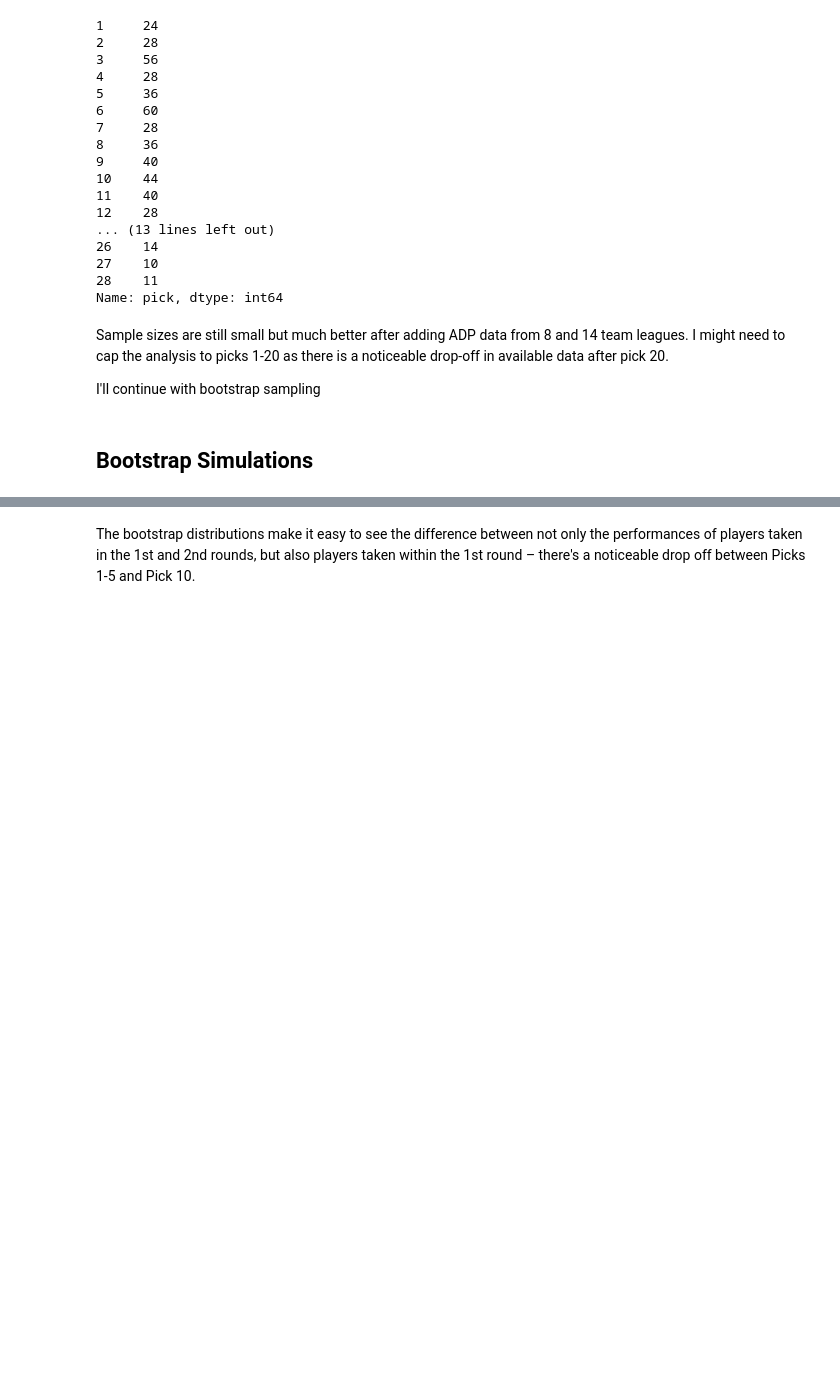
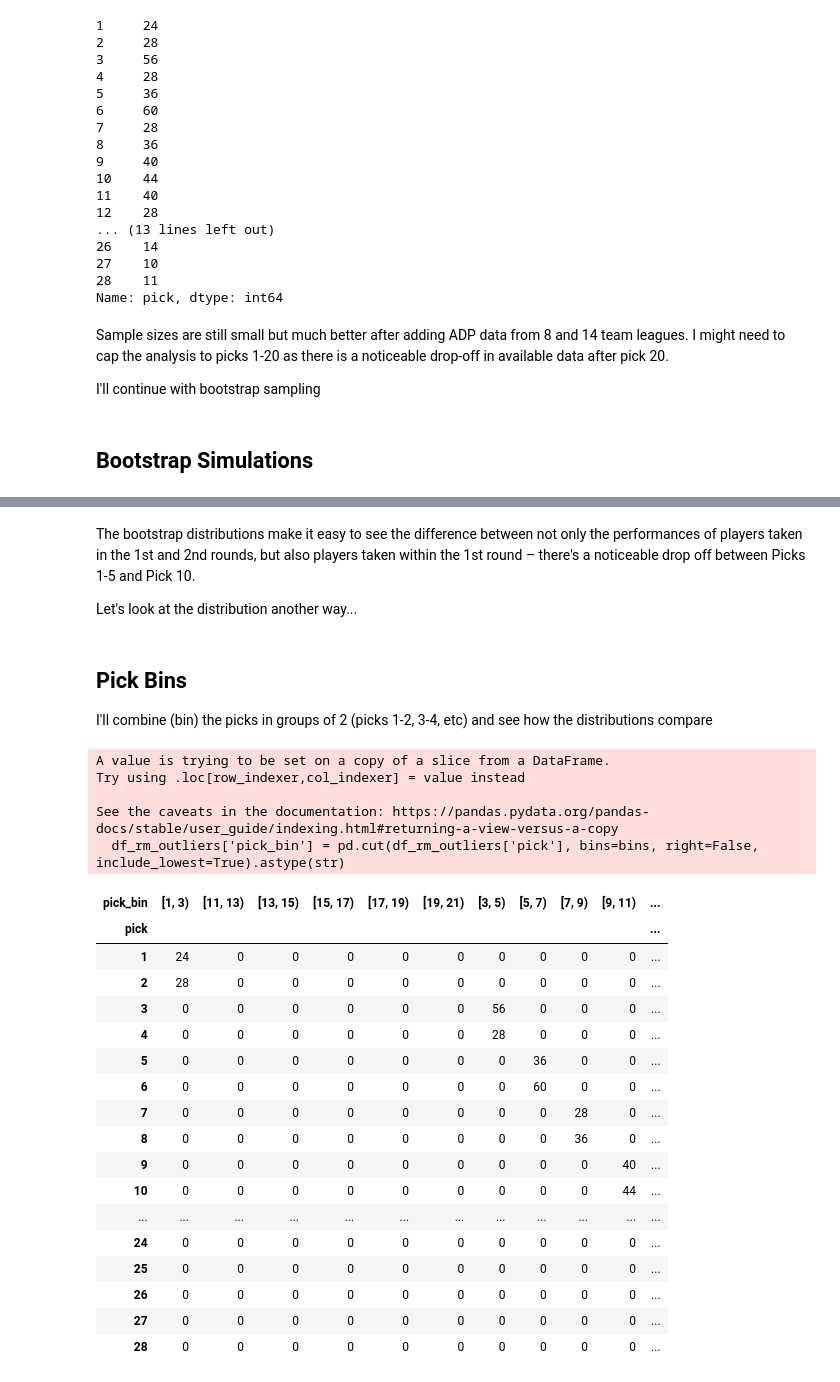
Before and after one commit to gfidanli/fantasy_football_analysis, a Jupyter notebook: daily_analysis/day_41_50/day43.ipynb, the cells around one changed output, grey strips where cells are left out. Cells and saved outputs as stored; diff of their text form; code cells hidden in the pictures; blank space fills up the shorter version.

```diff
--- a/daily_analysis/day_41_50/day43.ipynb
+++ b/daily_analysis/day_41_50/day43.ipynb
@@ -405,2 +405,38 @@ plt.show()
 # %% [markdown]
 The bootstrap distributions make it easy to see the difference between not only the performances of players taken in the 1st and 2nd rounds, but also players taken within the 1st round – there's a noticeable drop off between Picks 1-5 and Pick 10.
+
+Let's look at the distribution another way...
+# %% [markdown]
+## Pick Bins
+
+I'll combine (bin) the picks in groups of 2 (picks 1-2, 3-4, etc) and see how the distributions compare
+# %%
+bins = [1, 3, 5, 7, 9, 11, 13, 15, 17, 19, 21]
+
+df_rm_outliers['pick_bin'] = pd.cut(df_rm_outliers['pick'], bins=bins, right=False, include_lowest=True).astype(str)
+
+pd.crosstab(df_rm_outliers['pick'], df_rm_outliers['pick_bin'])
+# %% [output]
+A value is trying to be set on a copy of a slice from a DataFrame.
+Try using .loc[row_indexer,col_indexer] = value instead
+
+See the caveats in the documentation: https://pandas.pydata.org/pandas-docs/stable/user_guide/indexing.html#returning-a-view-versus-a-copy
+  df_rm_outliers['pick_bin'] = pd.cut(df_rm_outliers['pick'], bins=bins, right=False, include_lowest=True).astype(str)
+| pick_bin | [1, 3) | [11, 13) | [13, 15) | [15, 17) | [17, 19) | [19, 21) | [3, 5) | [5, 7) | [7, 9) | [9, 11) | ... |
+| pick |  |  |  |  |  |  |  |  |  |  | ... |
+| 1 | 24 | 0 | 0 | 0 | 0 | 0 | 0 | 0 | 0 | 0 | ... |
+| 2 | 28 | 0 | 0 | 0 | 0 | 0 | 0 | 0 | 0 | 0 | ... |
+| 3 | 0 | 0 | 0 | 0 | 0 | 0 | 56 | 0 | 0 | 0 | ... |
+| 4 | 0 | 0 | 0 | 0 | 0 | 0 | 28 | 0 | 0 | 0 | ... |
+| 5 | 0 | 0 | 0 | 0 | 0 | 0 | 0 | 36 | 0 | 0 | ... |
+| 6 | 0 | 0 | 0 | 0 | 0 | 0 | 0 | 60 | 0 | 0 | ... |
+| 7 | 0 | 0 | 0 | 0 | 0 | 0 | 0 | 0 | 28 | 0 | ... |
+| 8 | 0 | 0 | 0 | 0 | 0 | 0 | 0 | 0 | 36 | 0 | ... |
+| 9 | 0 | 0 | 0 | 0 | 0 | 0 | 0 | 0 | 0 | 40 | ... |
+| 10 | 0 | 0 | 0 | 0 | 0 | 0 | 0 | 0 | 0 | 44 | ... |
+| ... | ... | ... | ... | ... | ... | ... | ... | ... | ... | ... | ... |
+| 24 | 0 | 0 | 0 | 0 | 0 | 0 | 0 | 0 | 0 | 0 | ... |
+| 25 | 0 | 0 | 0 | 0 | 0 | 0 | 0 | 0 | 0 | 0 | ... |
+| 26 | 0 | 0 | 0 | 0 | 0 | 0 | 0 | 0 | 0 | 0 | ... |
+| 27 | 0 | 0 | 0 | 0 | 0 | 0 | 0 | 0 | 0 | 0 | ... |
+| 28 | 0 | 0 | 0 | 0 | 0 | 0 | 0 | 0 | 0 | 0 | ... |
```
Also changed, not shown: parts of 29 cells of this notebook.
